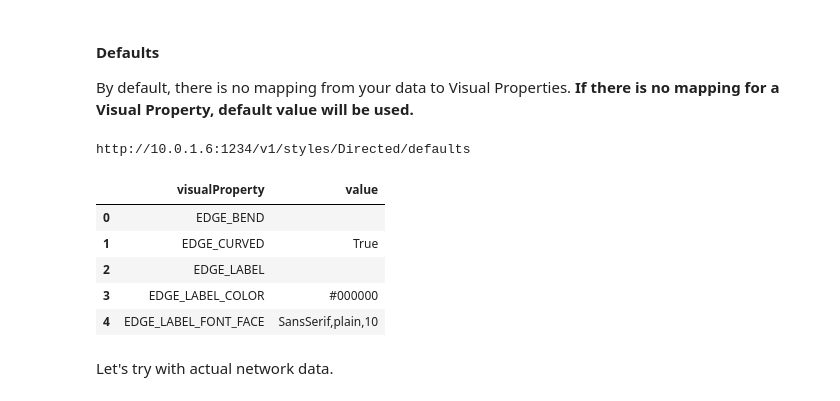
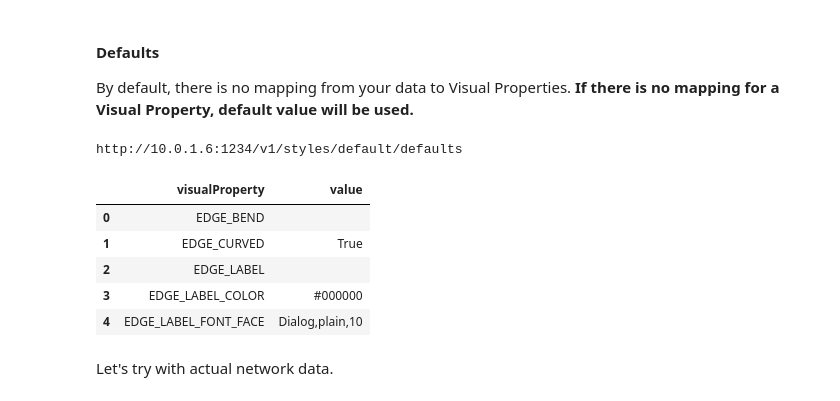
Before and after one commit to idekerlab/vizbi-2015, a Jupyter notebook: tutorials/Lesson_3_Visualization.ipynb, the cells around one changed output. Cells and saved outputs as stored; diff of their text form; code cells hidden in the pictures.

```diff
--- a/tutorials/Lesson_3_Visualization.ipynb
+++ b/tutorials/Lesson_3_Visualization.ipynb
@@ -92,20 +84,20 @@ http://10.0.1.6:1234/v1/styles/visualproperties
 #### Defaults
 By default, there is no mapping from your data to Visual Properties.  __If there is no mapping for a Visual Property, default value will be used.__
 # %%
-directed_style_url = BASE + 'styles/Directed/defaults'
+directed_style_url = BASE + 'styles/default/defaults'
 print(directed_style_url)
 
 res = requests.get(directed_style_url)
 defaults_df = pd.DataFrame(res.json()['defaults'], columns=['visualProperty', 'value'])
 defaults_df.head()
 # %% [output]
-http://10.0.1.6:1234/v1/styles/Directed/defaults
+http://10.0.1.6:1234/v1/styles/default/defaults
 |  | visualProperty | value |
 | 0 | EDGE_BEND |  |
 | 1 | EDGE_CURVED | True |
 | 2 | EDGE_LABEL |  |
 | 3 | EDGE_LABEL_COLOR | #000000 |
-| 4 | EDGE_LABEL_FONT_FACE | SansSerif,plain,10 |
+| 4 | EDGE_LABEL_FONT_FACE | Dialog,plain,10 |
 # %% [markdown]
 Let's try with actual network data.
 # %%
```
Also changed, not shown: parts of 22 cells of this notebook.
